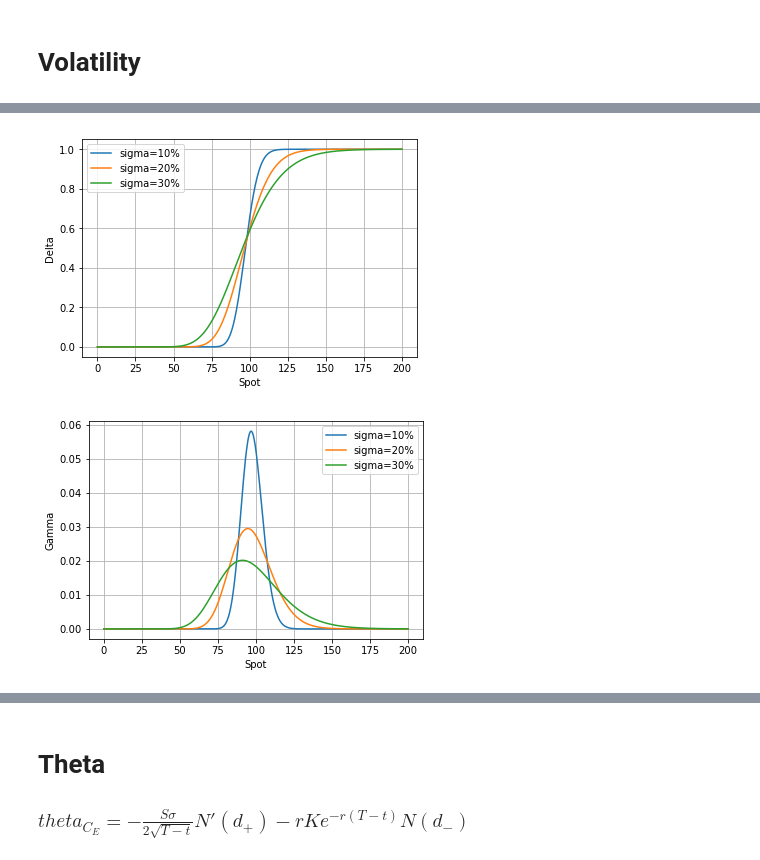
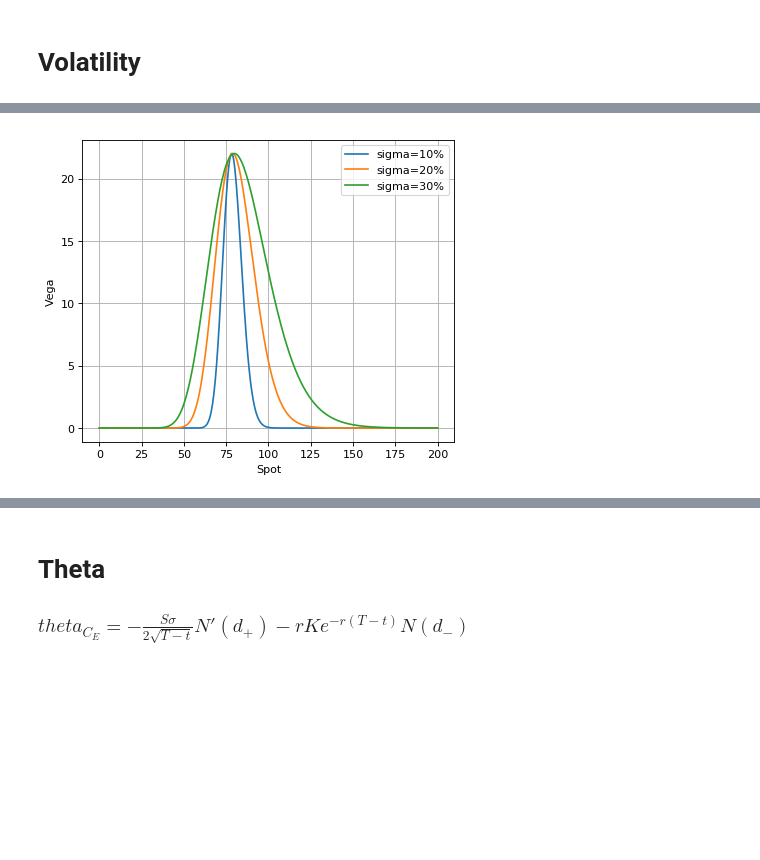
Before and after one commit to IPostevoi/Finance, a Jupyter notebook: Greeks.ipynb, the cells around one changed output, grey strips where cells are left out. Saved outputs shown, nothing was run; the diff lists cells and outputs as text; code cells hidden in the pictures; blank space fills up the shorter version.

```diff
--- a/Greeks.ipynb
+++ b/Greeks.ipynb
@@ -200,7 +208,7 @@ plt.show()
 # %%
 S0 = 0.00001
 S1 = 200
-K = 100
+K = 80
 r = 0.05
 T = 0.5
 sigma = 0.2
@@ -208,5 +216,5 @@ sigma = 0.2
 n = 500
 S = scipy.linspace(S0, S1, n)
 # %%
-def D1V(Sp, sigmatmp):
-    return (np.log(Sp / K) + (r + sigmatmp ** 2 / 2) * T) / (sigmatmp * np.sqrt(T))
+def d1_vol(S, sigma):
+    return (np.log(S / K) + (r + sigma ** 2 / 2) * T) / (sigma * np.sqrt(T))
@@ -218,11 +255,16 @@ D3C = F(D1V(S, 0.3))
+# %%
+def Vega_call_vol(S, sigma):
+    return S * f(d1_vol(S, sigma)) * np.sqrt(T)
 # %%
-plt.plot(S, D1C)
-plt.plot(S, D2C)
-plt.plot(S, D3C)
+fig=plt.figure(figsize=(6, 5), dpi= 80, facecolor='w', edgecolor='k')
+
+plt.plot(S, Vega_call_vol(S, 0.1))
+plt.plot(S, Vega_call_vol(S, 0.2))
+plt.plot(S, Vega_call_vol(S, 0.3))
 plt.legend(['sigma=10%', 'sigma=20%', 'sigma=30%'])
 plt.xlabel('Spot')
-plt.ylabel('Delta')
+plt.ylabel('Vega')
 plt.grid(True)
 plt.show()
 # %% [output]
-[figure, old version]
+[figure, new version]
@@ -233,11 +270,0 @@ G3 = f(D1V(S, 0.3)) / (S * 0.3 * np.sqrt(T))
-# %%
-plt.plot(S, G1)
-plt.plot(S, G2)
-plt.plot(S, G3)
-plt.legend(['sigma=10%', 'sigma=20%', 'sigma=30%'])
-plt.xlabel('Spot')
-plt.ylabel('Gamma')
-plt.grid(True)
-plt.show()
-# %% [output]
-[figure, removed]
```
Also changed, not shown: parts of 60 cells of this notebook.
